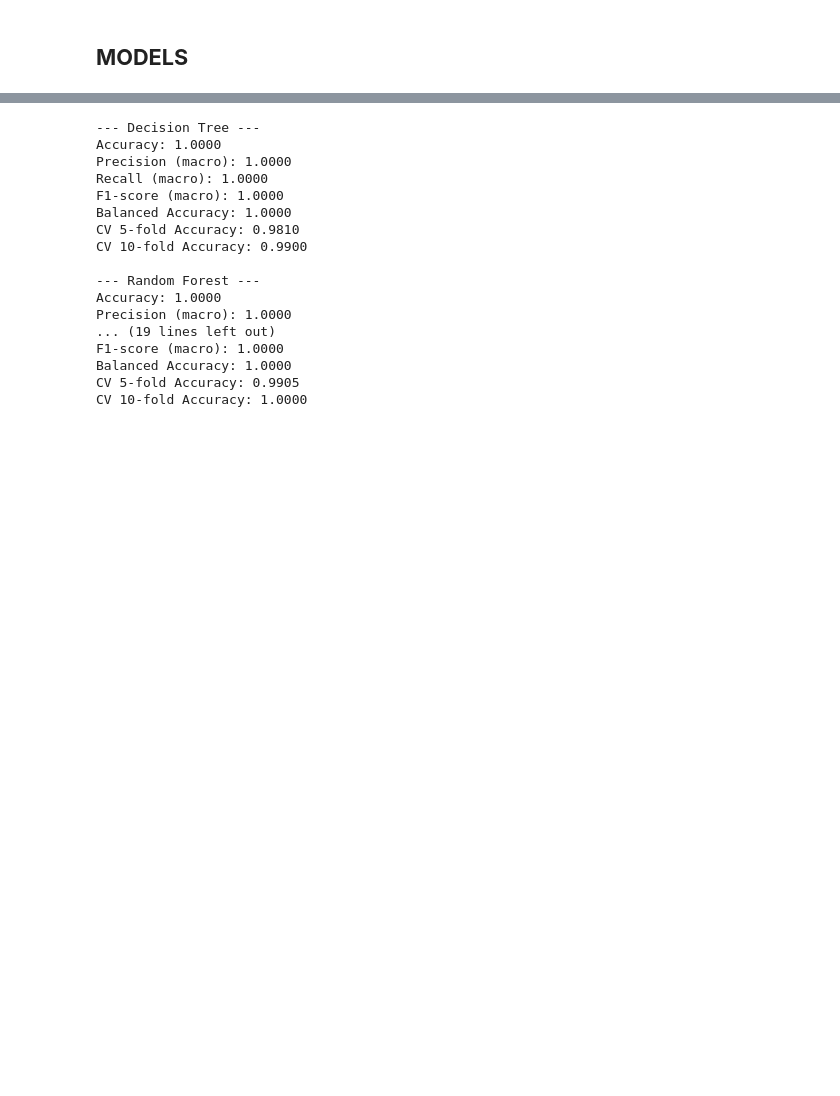
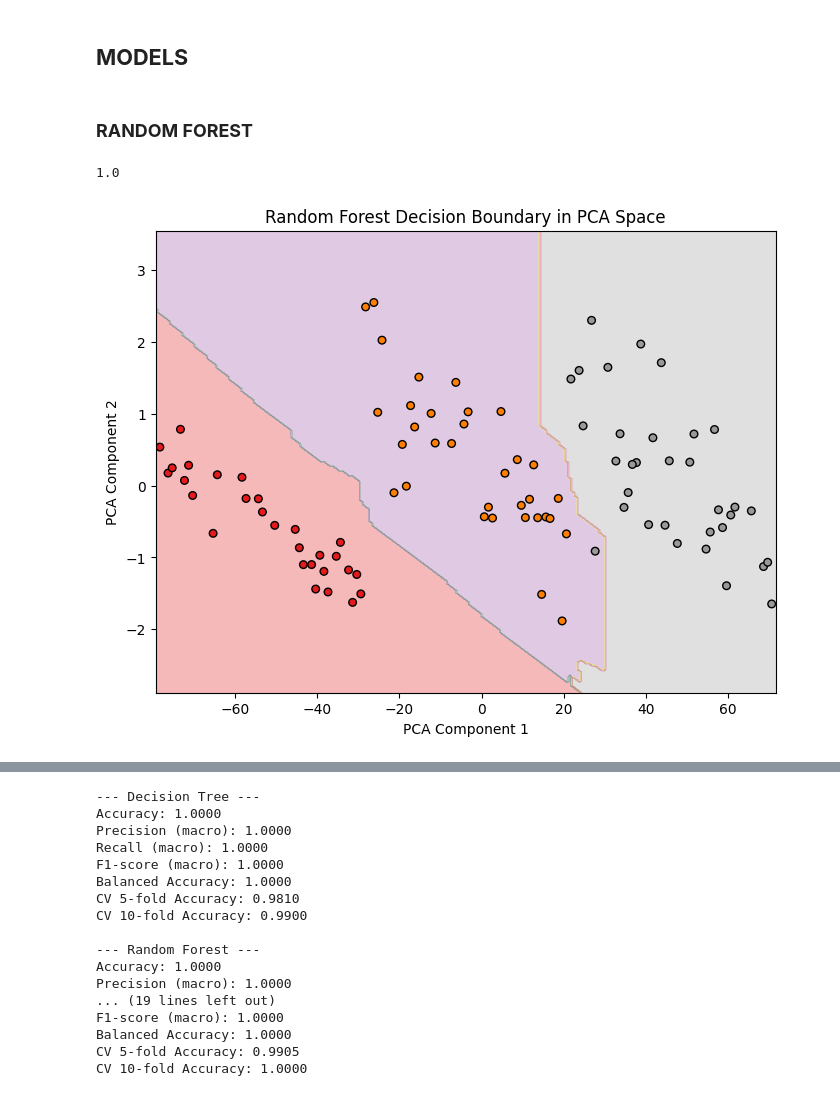
Before and after one commit to lambione/ML_PROJECTS_ETH, a Jupyter notebook: PROJECT_0/iris_prediction.ipynb, the cells around one changed output, grey strips where cells are left out. Saved outputs shown, nothing was run; the diff lists cells and outputs as text; code cells hidden in the pictures; blank space fills up the shorter version.

Commit message:
initial random forest

```diff
--- a/PROJECT_0/iris_prediction.ipynb
+++ b/PROJECT_0/iris_prediction.ipynb
@@ -192,3 +181,51 @@ plt.show()
 [figure]
 # %% [markdown]
 ## __MODELS__
+# %%
+train_df = pd.read_csv('train.csv')
+
+X = train_df.drop(columns='target')
+y = train_df['target']
+
+# NOTE: stratify is used to balance distributions
+X_train, X_val, y_train, y_val = train_test_split(X, y, test_size=0.1, random_state=42, stratify=y)
+# %% [markdown]
+### __RANDOM FOREST__
+# %%
+from sklearn.ensemble import RandomForestClassifier
+from sklearn.metrics import accuracy_score
+
+rf = RandomForestClassifier(n_estimators=100, random_state=42)
+rf.fit(X_train, y_train)
+
+preds = rf.predict(X_val)
+acc = accuracy_score(y_val, preds)
+print(acc)
+
+X_np = X_train.to_numpy()
+y_np = y_train.to_numpy()
+
+pca = PCA(n_components=2)
+X_pca = pca.fit_transform(X_np)
+
+x_min, x_max = X_pca[:, 0].min() - 1, X_pca[:, 0].max() + 1
+y_min, y_max = X_pca[:, 1].min() - 1, X_pca[:, 1].max() + 1
+xx, yy = np.meshgrid(np.linspace(x_min, x_max, 200),
+                     np.linspace(y_min, y_max, 200))
+
+grid_pca = np.c_[xx.ravel(), yy.ravel()]
+grid_original = pca.inverse_transform(grid_pca)
+
+Z = rf.predict(grid_original)
+Z = Z.reshape(xx.shape)
+
+plt.figure(figsize=(8,6))
+plt.contourf(xx, yy, Z, alpha=0.3, cmap='Set1')
+plt.scatter(X_pca[:, 0], X_pca[:, 1], c=y_np, s=30, edgecolor='k', cmap='Set1')
+plt.xlabel("PCA Component 1")
+plt.ylabel("PCA Component 2")
+plt.title("Random Forest Decision Boundary in PCA Space")
+plt.show()
+# %% [output]
+1.0
+[figure, added]
```
Also changed, not shown: parts of 2 cells of this notebook.
